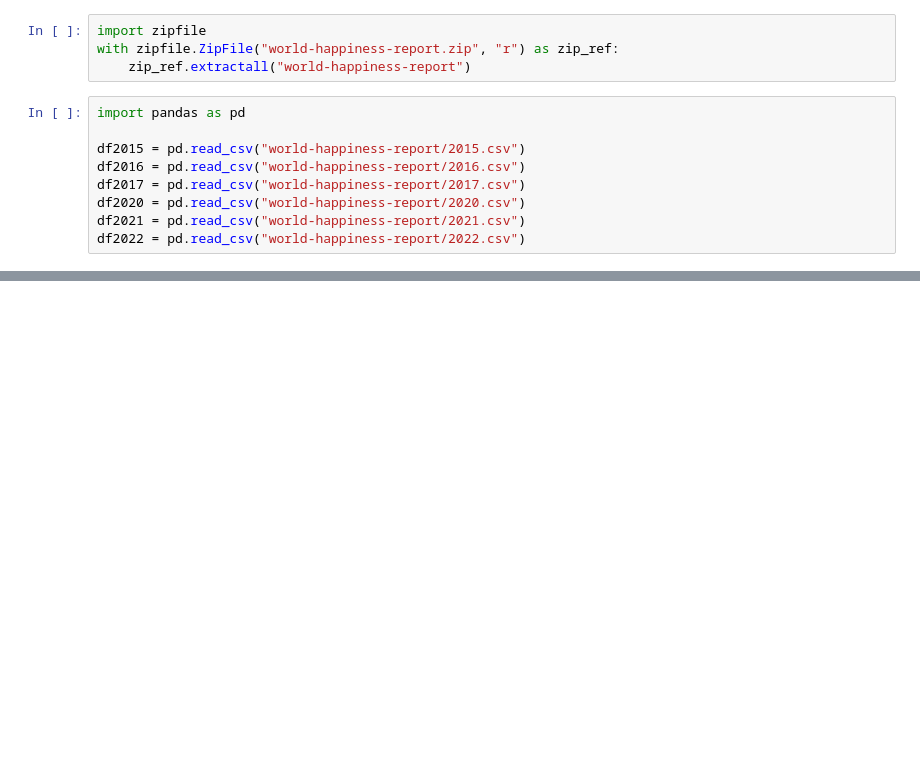
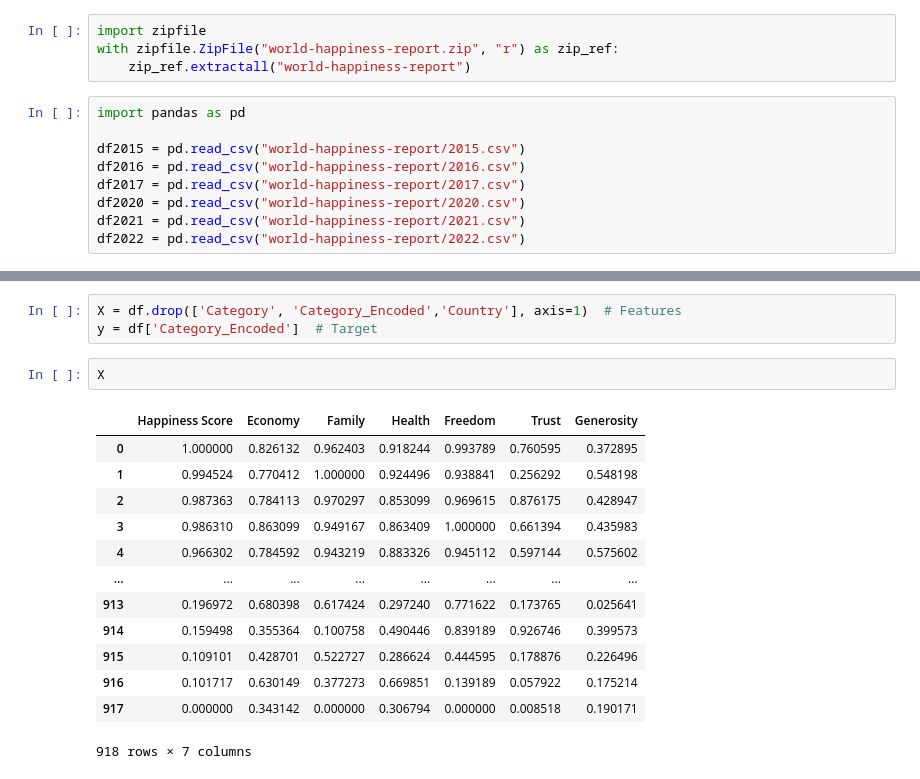
Before and after one commit to fairuznawar122/World-Happiness-Classification, a Jupyter notebook: World_Happiness_Classification_ANN.ipynb, the cells around one changed output, grey strips where cells are left out. Cells and saved outputs as stored; diff of their text form; blank space fills up the shorter version.

```diff
--- a/World_Happiness_Classification_ANN.ipynb
+++ b/World_Happiness_Classification_ANN.ipynb
@@ -172,0 +270,19 @@ df2018
+# %%
+X = df.drop(['Category', 'Category_Encoded','Country'], axis=1)  # Features
+y = df['Category_Encoded']  # Target
+# %%
+X
+# %% [output]
+|  | Happiness Score | Economy | Family | Health | Freedom | Trust | Generosity |
+| 0 | 1.000000 | 0.826132 | 0.962403 | 0.918244 | 0.993789 | 0.760595 | 0.372895 |
+| 1 | 0.994524 | 0.770412 | 1.000000 | 0.924496 | 0.938841 | 0.256292 | 0.548198 |
+| 2 | 0.987363 | 0.784113 | 0.970297 | 0.853099 | 0.969615 | 0.876175 | 0.428947 |
+| 3 | 0.986310 | 0.863099 | 0.949167 | 0.863409 | 1.000000 | 0.661394 | 0.435983 |
+| 4 | 0.966302 | 0.784592 | 0.943219 | 0.883326 | 0.945112 | 0.597144 | 0.575602 |
+| ... | ... | ... | ... | ... | ... | ... | ... |
+| 913 | 0.196972 | 0.680398 | 0.617424 | 0.297240 | 0.771622 | 0.173765 | 0.025641 |
+| 914 | 0.159498 | 0.355364 | 0.100758 | 0.490446 | 0.839189 | 0.926746 | 0.399573 |
+| 915 | 0.109101 | 0.428701 | 0.522727 | 0.286624 | 0.444595 | 0.178876 | 0.226496 |
+| 916 | 0.101717 | 0.630149 | 0.377273 | 0.669851 | 0.139189 | 0.057922 | 0.175214 |
+| 917 | 0.000000 | 0.343142 | 0.000000 | 0.306794 | 0.000000 | 0.008518 | 0.190171 |
+918 rows × 7 columns
```
Also changed, not shown: parts of 20 cells of this notebook.
